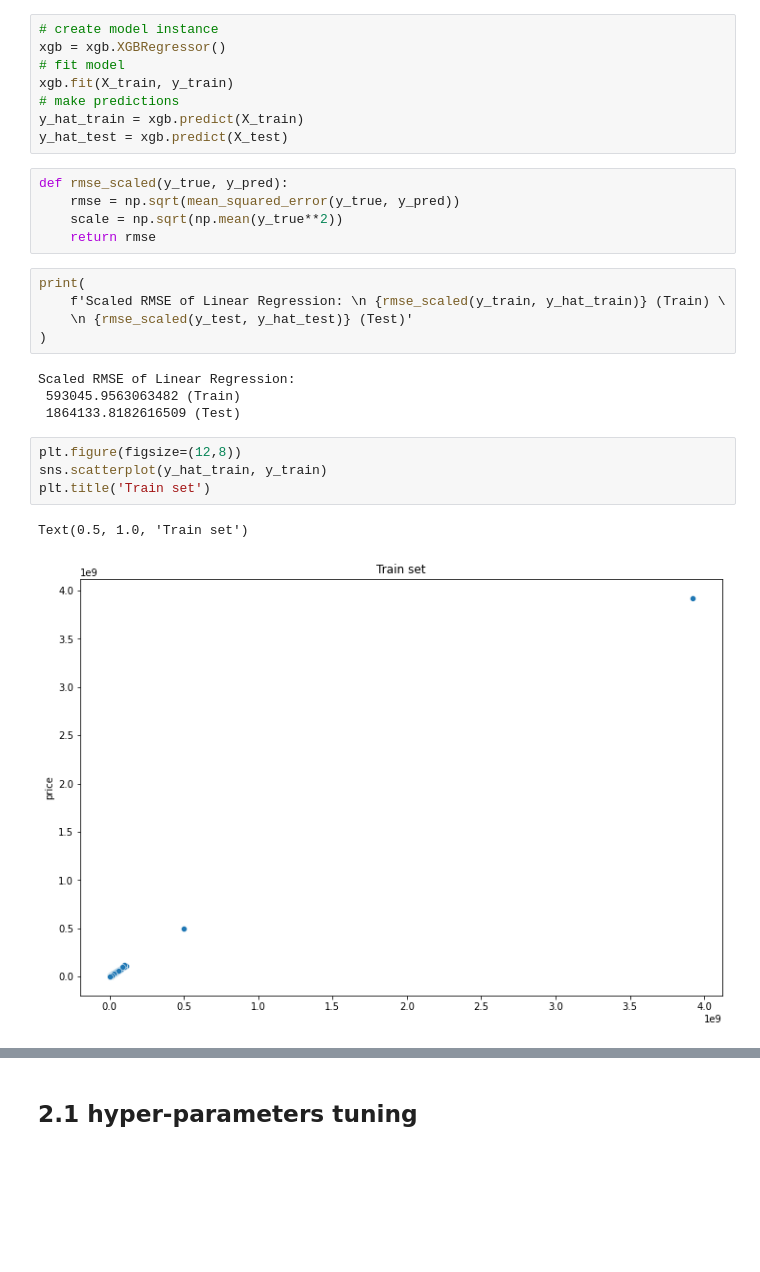
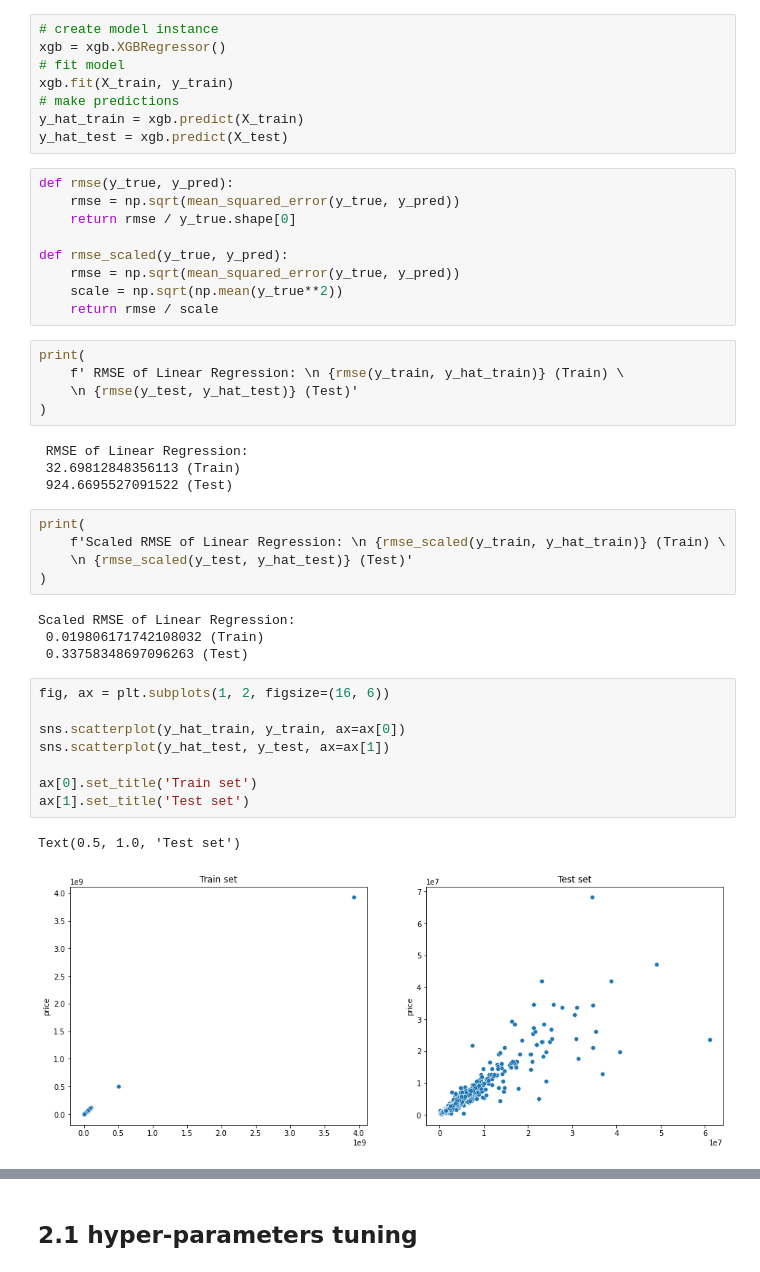
Before and after one commit to PigeonPhobia/no-bylan-regressor, a Jupyter notebook: Jiechen_EDA.ipynb, the cells around one changed output, grey strips where cells are left out. Drawn from its saved outputs; the diff is of its cells as text; blank space fills up the shorter version.

```diff
--- a/Jiechen_EDA.ipynb
+++ b/Jiechen_EDA.ipynb
@@ -298,23 +298,40 @@ xgb.fit(X_train, y_train)
 y_hat_train = xgb.predict(X_train)
 y_hat_test = xgb.predict(X_test)
 # %%
+def rmse(y_true, y_pred):
+    rmse = np.sqrt(mean_squared_error(y_true, y_pred))
+    return rmse / y_true.shape[0]
+
 def rmse_scaled(y_true, y_pred):
     rmse = np.sqrt(mean_squared_error(y_true, y_pred))
     scale = np.sqrt(np.mean(y_true**2))
-    return rmse
+    return rmse / scale
 # %%
 print(
-    f'Scaled RMSE of Linear Regression: \n {rmse_scaled(y_train, y_hat_train)} (Train) \
-    \n {rmse_scaled(y_test, y_hat_test)} (Test)'
+    f' RMSE of Linear Regression: \n {rmse(y_train, y_hat_train)} (Train) \
+    \n {rmse(y_test, y_hat_test)} (Test)'
 )
 # %% [output]
-Scaled RMSE of Linear Regression:
- 593045.9563063482 (Train)
- 1864133.8182616509 (Test)
+ RMSE of Linear Regression:
+ 32.69812848356113 (Train)
+ 924.6695527091522 (Test)
+# %%
+print(
+    f'Scaled RMSE of Linear Regression: \n {rmse_scaled(y_train, y_hat_train)} (Train) \
+    \n {rmse_scaled(y_test, y_hat_test)} (Test)'
+)
+# %% [output]
+Scaled RMSE of Linear Regression:
+ 0.019806171742108032 (Train)
+ 0.33758348697096263 (Test)
 # %%
-plt.figure(figsize=(12,8))
-sns.scatterplot(y_hat_train, y_train)
-plt.title('Train set')
+fig, ax = plt.subplots(1, 2, figsize=(16, 6))
+
+sns.scatterplot(y_hat_train, y_train, ax=ax[0])
+sns.scatterplot(y_hat_test, y_test, ax=ax[1])
+
+ax[0].set_title('Train set')
+ax[1].set_title('Test set')
 # %% [output]
-Text(0.5, 1.0, 'Train set')
+Text(0.5, 1.0, 'Test set')
-[figure, old version]
+[figure, new version]
```
Also changed, not shown: parts of 1 cell of this notebook.
